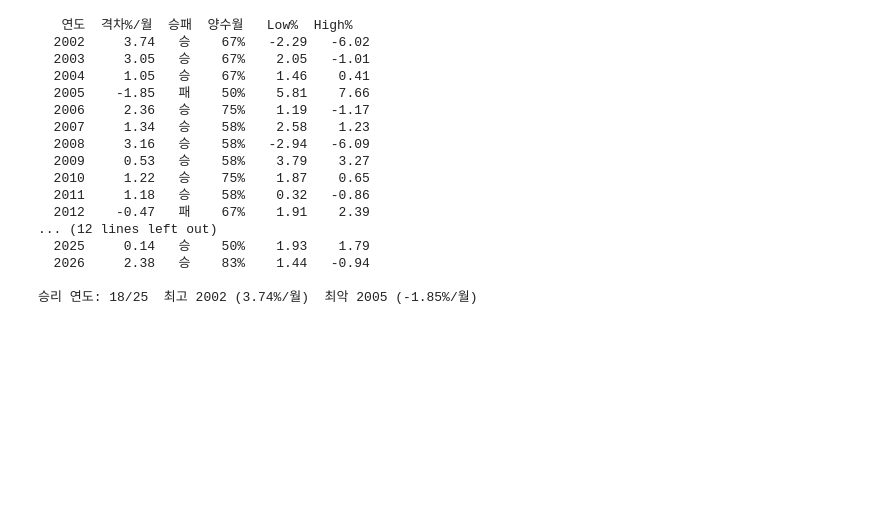
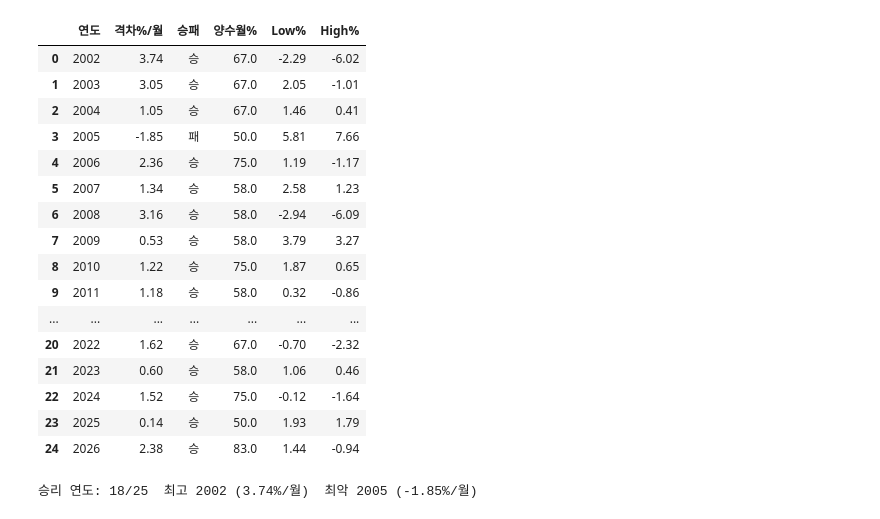
Before and after one commit to Seanjeon0220/project, a Jupyter notebook: quant/iM/fVoL/kospi/kospimain.ipynb, the cells around one changed output. Drawn from its saved outputs; the diff is of its cells as text; code cells hidden in the pictures; blank space fills up the shorter version.

```diff
--- a/quant/iM/fVoL/kospi/kospimain.ipynb
+++ b/quant/iM/fVoL/kospi/kospimain.ipynb
@@ -656,8 +669,8 @@ for col in [col_s, col_a]:
     print(f'EW Low-High: {lh.mean()*100:.2f}%/월  t={t:.2f}')
     print(f'Low(1): {wide[1].mean()*100:.2f}%  High(10): {wide[10].mean()*100:.2f}%')
     print('decile별 평균 월수익률(%):')
-    print((wide[list(range(1, 11))].mean() * 100).round(2).to_string())
-    print()
+    display((wide[list(range(1, 11))].mean() * 100).round(2)
+            .rename_axis('decile').reset_index(name='평균월수익%'))
 # %% [output]
 === FVOL_sale ===
 형성 관측치 61778  분기당 평균 종목 630  월수 291  기간 2002-04~2026-06
@@ -778,17 +807,20 @@ m = m.drop_duplicates(['code', 'form_ym', 'ym', 'qtr'])
 
 ew = m.groupby(['qtr', 'ym', 'decile'])['ret'].mean().reset_index(name='r')
 
-print(f'{"Q":5}{"L-H%":>7}{"t":>7}{"Low%":>7}{"High%":>7}{"월수":>6}')
+r_q = []
 parts = []
 for qtr in range(1, 9):
     w = ew[ew['qtr'] == qtr].pivot(index='ym', columns='decile', values='r')
     lh = (w[1] - w[10]).dropna()
     parts.append(lh.rename(f'q{qtr}'))
     t = lh.mean() / (lh.std() / np.sqrt(len(lh)))
-    print(f'Q{qtr:<4}{lh.mean()*100:7.2f}{t:7.2f}{w[1].mean()*100:7.2f}{w[10].mean()*100:7.2f}{len(lh):6d}')
+    r_q.append({'Q': f'Q{qtr}', 'L-H%': lh.mean()*100, 't': t,
+                'Low%': w[1].mean()*100, 'High%': w[10].mean()*100, '월수': len(lh)})
 
 jt = pd.concat(parts, axis=1)
 lh_jt = jt.mean(axis=1).dropna()
 t = lh_jt.mean() / (lh_jt.std() / np.sqrt(len(lh_jt)))
-print(f'{"JT8":5}{lh_jt.mean()*100:7.2f}{t:7.2f}{"":7}{"":7}{len(lh_jt):6d}')
+r_q.append({'Q': 'JT8', 'L-H%': lh_jt.mean()*100, 't': t,
+            'Low%': np.nan, 'High%': np.nan, '월수': len(lh_jt)})
+display(pd.DataFrame(r_q).round(2))
 # %% [output]
@@ -839,11 +871,12 @@ def lowhigh(sig, valcol):
     nfirm = f.groupby('form_qtr').size().mean()
     return lh.mean() * 100, t, w[1].mean() * 100, w[10].mean() * 100, nfirm
 
-print(f'{"item":10}{"L-H%":>7}{"t":>7}{"Low%":>7}{"High%":>7}{"종목/분기":>9}')
+r_item = []
 for c in FVOL_COLS:
     r, t, lo, hi, n = lowhigh(fv[['code', 'date', f'fvol_{c}']], f'fvol_{c}')
-    print(f'{c:10}{r:7.2f}{t:7.2f}{lo:7.2f}{hi:7.2f}{n:9.0f}')
+    r_item.append({'item': c, 'L-H%': r, 't': t, 'Low%': lo, 'High%': hi, '종목/분기': n})
 
 r, t, lo, hi, n = lowhigh(fv[['code', 'date', 'FVOL']], 'FVOL')
-print(f'{"FVOL":10}{r:7.2f}{t:7.2f}{lo:7.2f}{hi:7.2f}{n:9.0f}')
+r_item.append({'item': 'FVOL', 'L-H%': r, 't': t, 'Low%': lo, 'High%': hi, '종목/분기': n})
+display(pd.DataFrame(r_item).round({'L-H%': 2, 't': 2, 'Low%': 2, 'High%': 2, '종목/분기': 0}))
 # %% [output]
@@ -1418,51 +1345,54 @@ f['form_ym'] = f['form_qtr'].dt.asfreq('M', how='end')
 
 holds = []
 for k in [1, 2, 3]:
     h = f[['code', 'form_ym', 'decile']].copy()
     h['hold_ym'] = h['form_ym'] + k
     holds.append(h)
 hold = pd.concat(holds, ignore_index=True)
 
 m = px[['code', 'ym', 'ret']].dropna().merge(
     hold, left_on=['code', 'ym'], right_on=['code', 'hold_ym'], how='inner')
 m = m.drop_duplicates(['code', 'form_ym', 'ym'])
 
 ew = m.groupby(['ym', 'decile'])['ret'].mean().reset_index(name='r')
 wide = ew.pivot(index='ym', columns='decile', values='r')
 lh_m = (wide[1] - wide[10]).dropna()
 
 yr = lh_m.copy()
 yr.index = yr.index.year
 lo_y = wide[1].dropna().copy(); lo_y.index = lo_y.index.year
 hi_y = wide[10].dropna().copy(); hi_y.index = hi_y.index.year
 lo_ann = lo_y.groupby(level=0).mean()
 hi_ann = hi_y.groupby(level=0).mean()
 
-print(f'{"연도":>5}{"격차%/월":>7}  승패{"양수월":>5}{"Low%":>7}{"High%":>7}')
+r_yr = []
 for y, g in yr.groupby(level=0):
-    win = ' 승' if g.mean() > 0 else ' 패'
+    win = '승' if g.mean() > 0 else '패'
     pos = (g > 0).mean()
-    print(f'{y:>6}{g.mean()*100:>9.2f}{win:>4}{pos:>7.0%}{lo_ann[y]*100:>8.2f}{hi_ann[y]*100:>8.2f}')
+    r_yr.append({'연도': y, '격차%/월': g.mean()*100, '승패': win,
+                 '양수월%': pos*100, 'Low%': lo_ann[y]*100, 'High%': hi_ann[y]*100})
+display(pd.DataFrame(r_yr).round({'격차%/월': 2, '양수월%': 0, 'Low%': 2, 'High%': 2}))
 
 ann = yr.groupby(level=0).mean()
-print(f'\n승리 연도: {(ann > 0).sum()}/{len(ann)}  '
+print(f'승리 연도: {(ann > 0).sum()}/{len(ann)}  '
       f'최고 {ann.idxmax()} ({ann.max()*100:.2f}%/월)  '
       f'최악 {ann.idxmin()} ({ann.min()*100:.2f}%/월)')
 # %% [output]
+|  | 연도 | 격차%/월 | 승패 | 양수월% | Low% | High% |
+| 0 | 2002 | 3.74 | 승 | 67.0 | -2.29 | -6.02 |
+| 1 | 2003 | 3.05 | 승 | 67.0 | 2.05 | -1.01 |
+| 2 | 2004 | 1.05 | 승 | 67.0 | 1.46 | 0.41 |
+| 3 | 2005 | -1.85 | 패 | 50.0 | 5.81 | 7.66 |
+| 4 | 2006 | 2.36 | 승 | 75.0 | 1.19 | -1.17 |
+| 5 | 2007 | 1.34 | 승 | 58.0 | 2.58 | 1.23 |
+| 6 | 2008 | 3.16 | 승 | 58.0 | -2.94 | -6.09 |
+| 7 | 2009 | 0.53 | 승 | 58.0 | 3.79 | 3.27 |
+| 8 | 2010 | 1.22 | 승 | 75.0 | 1.87 | 0.65 |
+| 9 | 2011 | 1.18 | 승 | 58.0 | 0.32 | -0.86 |
+| ... | ... | ... | ... | ... | ... | ... |
+| 20 | 2022 | 1.62 | 승 | 67.0 | -0.70 | -2.32 |
+| 21 | 2023 | 0.60 | 승 | 58.0 | 1.06 | 0.46 |
+| 22 | 2024 | 1.52 | 승 | 75.0 | -0.12 | -1.64 |
+| 23 | 2025 | 0.14 | 승 | 50.0 | 1.93 | 1.79 |
+| 24 | 2026 | 2.38 | 승 | 83.0 | 1.44 | -0.94 |
-   연도  격차%/월  승패  양수월   Low%  High%
-  2002     3.74   승    67%   -2.29   -6.02
-  2003     3.05   승    67%    2.05   -1.01
-  2004     1.05   승    67%    1.46    0.41
-  2005    -1.85   패    50%    5.81    7.66
-  2006     2.36   승    75%    1.19   -1.17
-  2007     1.34   승    58%    2.58    1.23
-  2008     3.16   승    58%   -2.94   -6.09
-  2009     0.53   승    58%    3.79    3.27
-  2010     1.22   승    75%    1.87    0.65
-  2011     1.18   승    58%    0.32   -0.86
-  2012    -0.47   패    67%    1.91    2.39
-... (12 lines left out)
-  2025     0.14   승    50%    1.93    1.79
-  2026     2.38   승    83%    1.44   -0.94
-
 승리 연도: 18/25  최고 2002 (3.74%/월)  최악 2005 (-1.85%/월)
```
Also changed, not shown: parts of 38 cells of this notebook, 1 other file.
